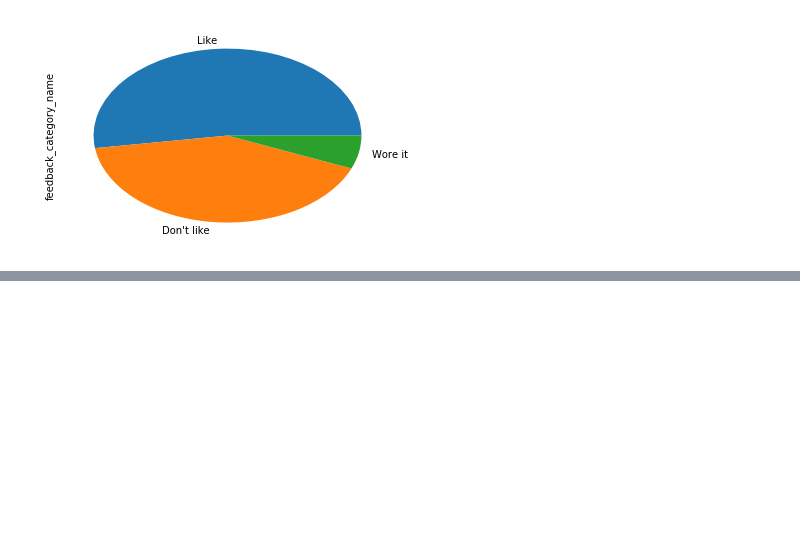
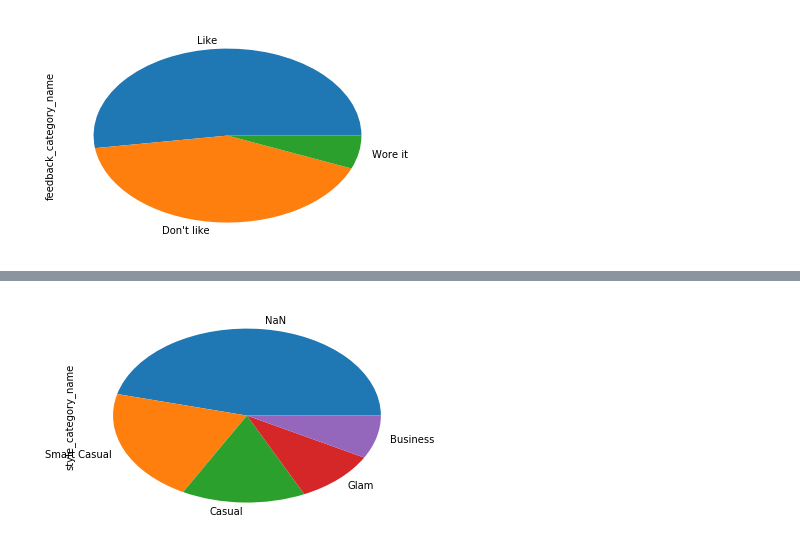
Before and after one commit to tkornuta/python-sandbox, a Jupyter notebook: panda/visualize_feedback2.ipynb, the cells around one changed output, grey strips where cells are left out. Drawn from its saved outputs; the diff is of its cells as text; code cells hidden in the pictures; blank space fills up the shorter version.

```diff
--- a/panda/visualize_feedback2.ipynb
+++ b/panda/visualize_feedback2.ipynb
@@ -47,0 +63,18 @@ plt.show()
+# %%
+# Style dictionary
+style = {
+    1: "Casual",
+    2: "Grunge",
+    3: "Business",
+    4: "Glam",
+    5: "Boho",
+    6: "Artsy",
+    7: "Smart Casual"
+}
+
+# Feedback category dictionary
+df_stylecat = pd.DataFrame(style, index=['style_category_name']).transpose()
+# Add index column
+df_stylecat.reset_index(inplace=True)
+df_stylecat.columns = 'style_category_id style_category_name'.split()
+df_stylecat
@@ -47,0 +104,6 @@ plt.show()
+# %%
+# Left outer join.
+pd.merge(df,df_stylecat,how='left',on='style_category_id')["style_category_name"].fillna("NaN").value_counts().plot.pie()
+plt.show()
+# %% [output]
+[figure, added]
```
Also changed, not shown: parts of 17 cells of this notebook.
